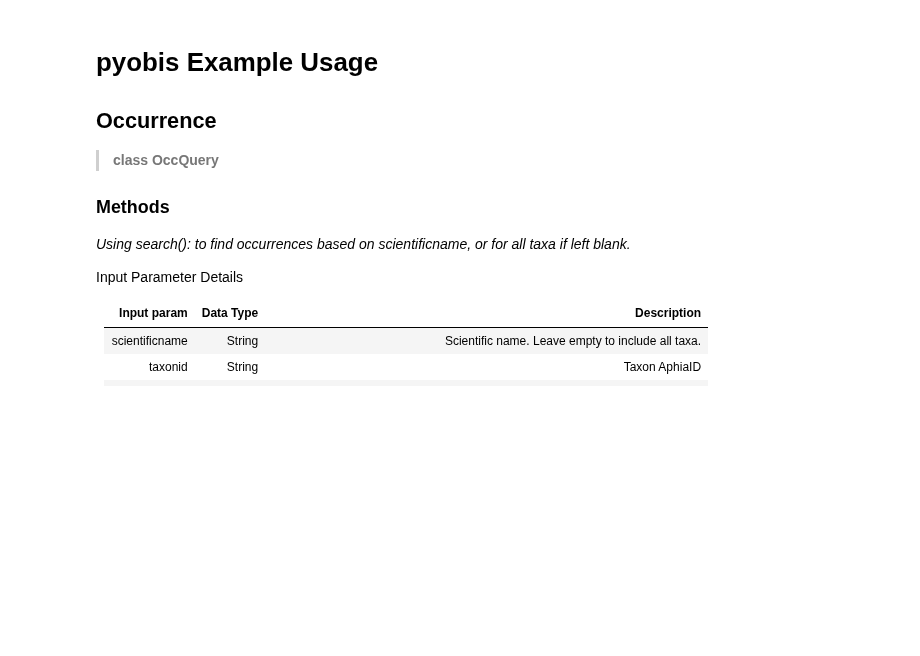
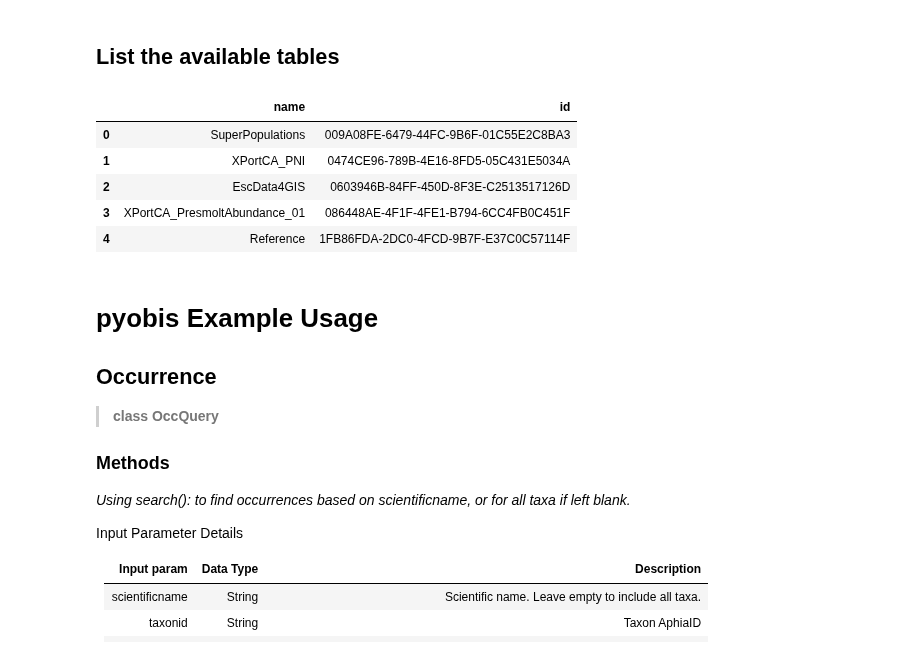
Before and after one commit to noaa-nwfsc/pycax, a Jupyter notebook: notebooks/usage_guide.ipynb, the cells around one changed output. Drawn from its saved outputs; the diff is of its cells as text; code cells hidden in the pictures; blank space fills up the shorter version.

Commit message:
half to functional
have the utils, datasets, and tables modules working. tables is the main engine and filter is working. Need to get hli module working.

```diff
--- a/notebooks/usage_guide.ipynb
+++ b/notebooks/usage_guide.ipynb
@@ -13,3 +17,18 @@ except:
+# %% [markdown]
+## List the available tables
+# %%
+import pandas as pd
+import pyCAX
+res = pyCAX.tables.dfget()
+# %%
+res[['name', 'id']].head()
+# %% [output]
+|  | name | id |
+| 0 | SuperPopulations | 009A08FE-6479-44FC-9B6F-01C55E2C8BA3 |
+| 1 | XPortCA_PNI | 0474CE96-789B-4E16-8FD5-05C431E5034A |
+| 2 | EscData4GIS | 0603946B-84FF-450D-8F3E-C2513517126D |
+| 3 | XPortCA_PresmoltAbundance_01 | 086448AE-4F1F-4FE1-B794-6CC4FB0C451F |
+| 4 | Reference | 1FB86FDA-2DC0-4FCD-9B7F-E37C0C57114F |
 # %% [markdown]
 # pyobis Example Usage
 
```
Also changed, not shown: parts of 3 cells of this notebook, 29 other files.
